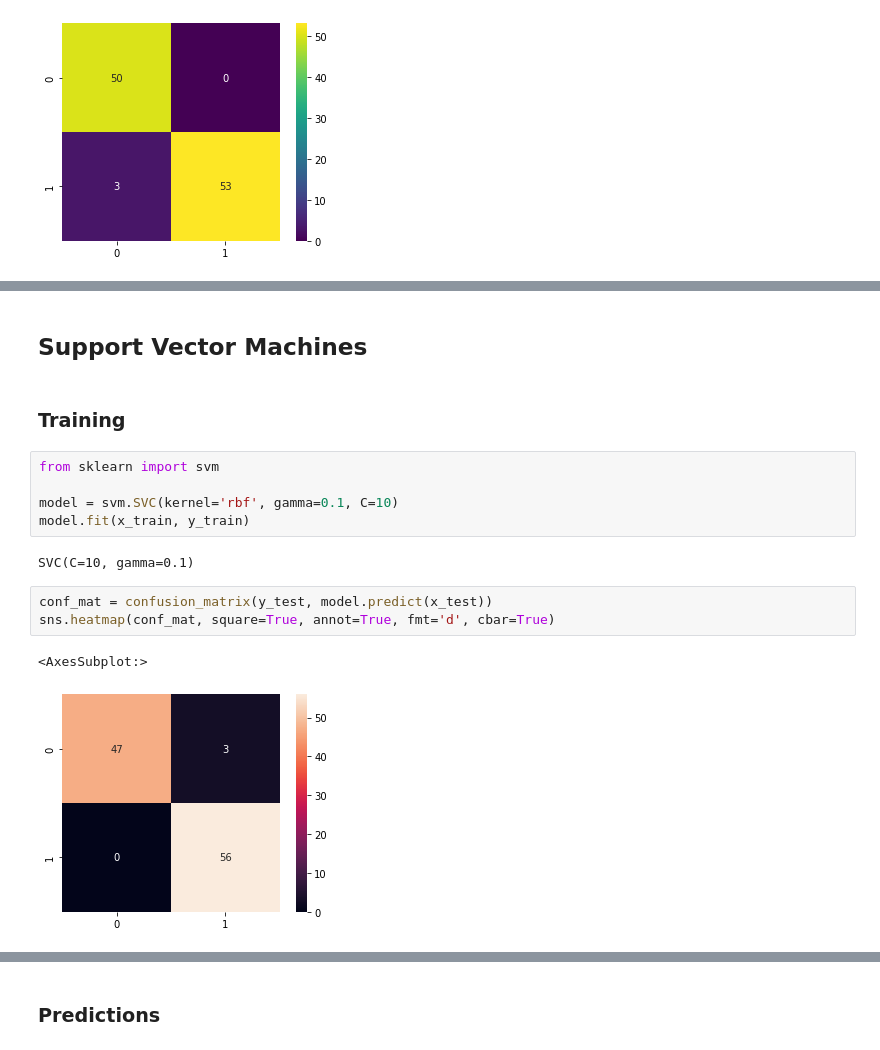
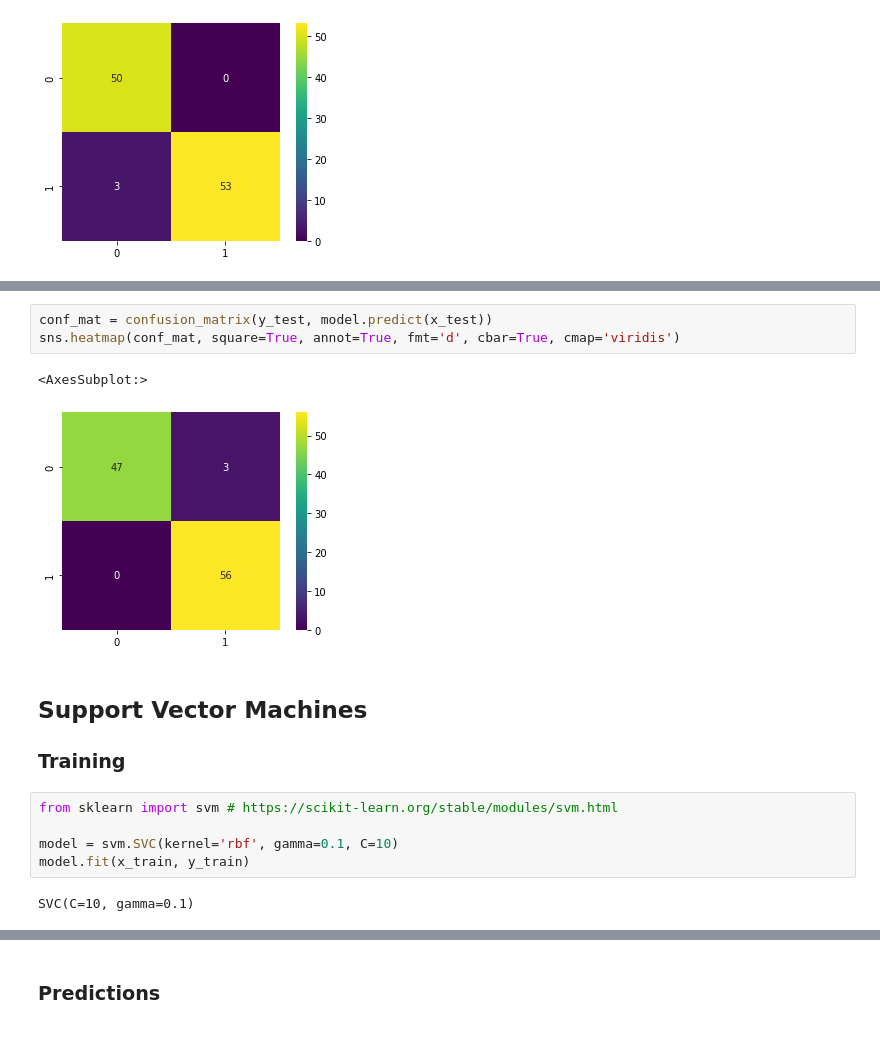
Before and after one commit to TheGAITORClub/Resources, a Jupyter notebook: Lectures/Week5/Week5.ipynb, the cells around one changed output, grey strips where cells are left out. Saved outputs shown, nothing was run; the diff lists cells and outputs as text.

```diff
--- a/Lectures/Week5/Week5.ipynb
+++ b/Lectures/Week5/Week5.ipynb
@@ -257,17 +291,17 @@ sns.heatmap(conf_mat, square=True, annot=True, cmap='viridis', fmt='d', cbar=Tru
+# %%
+conf_mat = confusion_matrix(y_test, model.predict(x_test))
+sns.heatmap(conf_mat, square=True, annot=True, fmt='d', cbar=True, cmap='viridis')
+# %% [output]
+<AxesSubplot:>
+[figure, added]
 # %% [markdown]
 ## Support Vector Machines
+
+### Training
-# %% [markdown]
-### Training
 # %%
-from sklearn import svm
+from sklearn import svm # https://scikit-learn.org/stable/modules/svm.html
 
 model = svm.SVC(kernel='rbf', gamma=0.1, C=10)
 model.fit(x_train, y_train)
 # %% [output]
 SVC(C=10, gamma=0.1)
-# %%
-conf_mat = confusion_matrix(y_test, model.predict(x_test))
-sns.heatmap(conf_mat, square=True, annot=True, fmt='d', cbar=True)
-# %% [output]
-<AxesSubplot:>
-[figure, removed]
```
Also changed, not shown: parts of 53 cells of this notebook, 1 other file.
